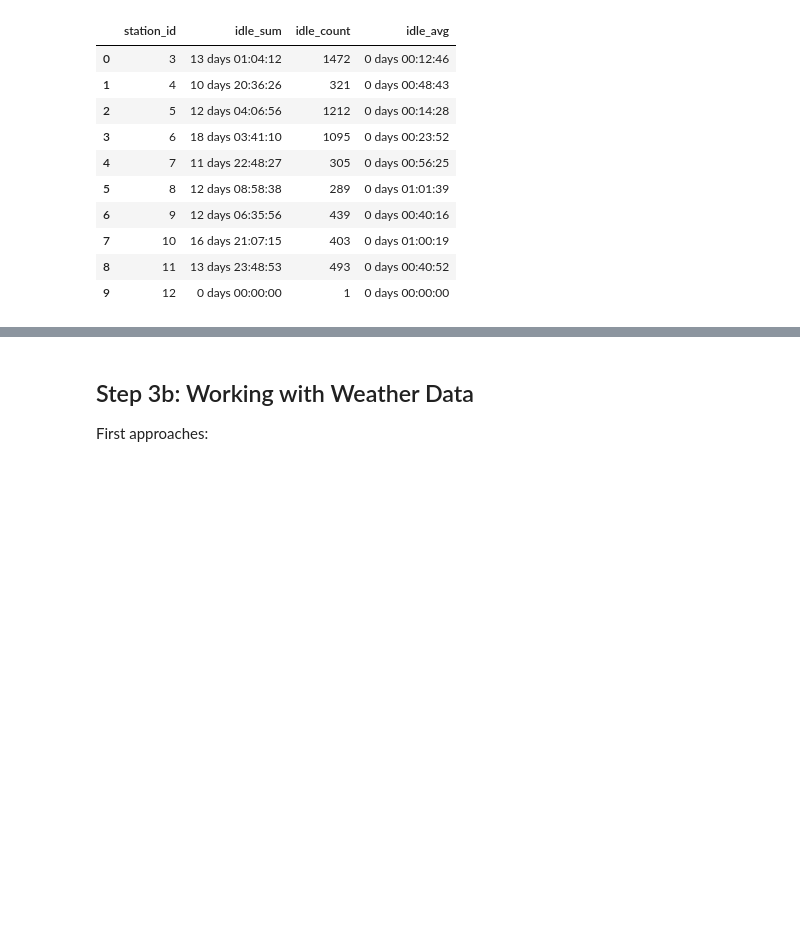
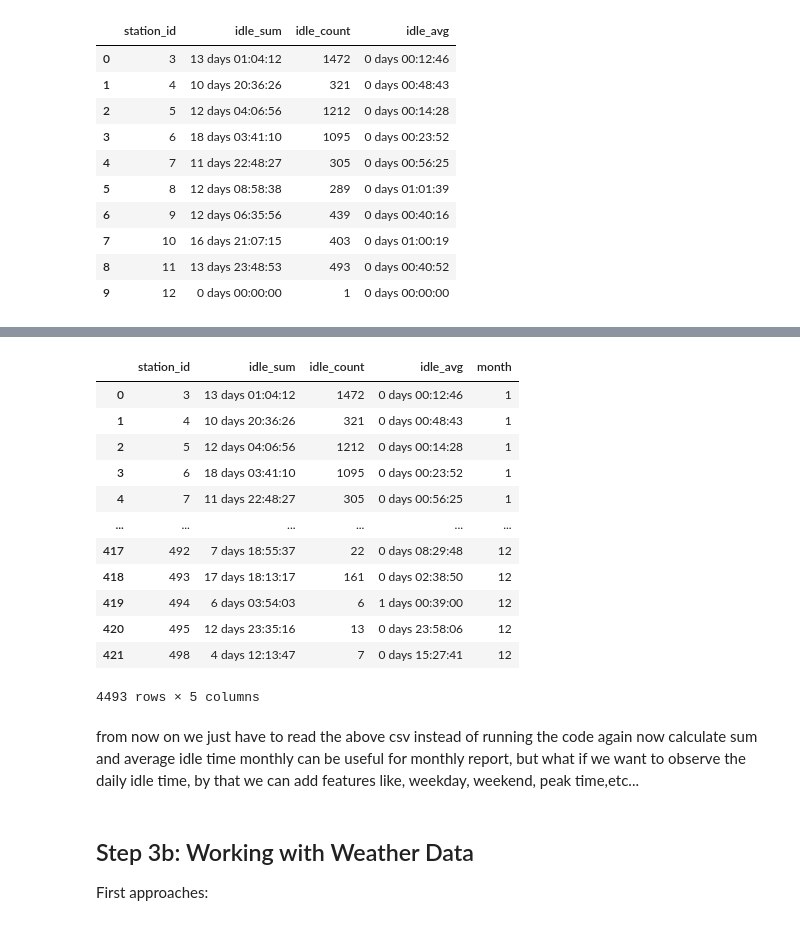
Before and after one commit to Ppkhanh/The-Learning-Machines, a Jupyter notebook: DataPrepVer1.ipynb, the cells around one changed output, grey strips where cells are left out. Cells and saved outputs as stored; diff of their text form; code cells hidden in the pictures; blank space fills up the shorter version.

```diff
--- a/DataPrepVer1.ipynb
+++ b/DataPrepVer1.ipynb
@@ -412,4 +432,5 @@ def monthly_idle_sum(month):
     df["idle_sum"] = modified_values[0]
     df["idle_count"] = modified_values[1]
     df["idle_avg"] = (df["idle_sum"]/ df["idle_count"]).dt.round('1s')
+    df['month']= month
     return df
@@ -432,0 +437,32 @@ print(monthly_idle_sum(5))
+# %%
+jan= monthly_idle_sum(1)
+feb= monthly_idle_sum(2)
+mar= monthly_idle_sum(3)
+apr= monthly_idle_sum(4)
+may= monthly_idle_sum(5)
+jun= monthly_idle_sum(6)
+jul= monthly_idle_sum(7)
+aug= monthly_idle_sum(8)
+sep= monthly_idle_sum(9)
+oct= monthly_idle_sum(10)
+nov= monthly_idle_sum(11)
+dec= monthly_idle_sum(12)
+# %%
+monthly_df_summary= pd.concat([jan,feb,mar,apr,may,jun,jul,aug,sep,oct,nov,dec], axis = 0)
+monthly_df_summary['station_id']=pd.to_numeric(monthly_df_summary['station_id'])
+monthly_df_summary= monthly_df_summary.sort_values(['month','station_id'])
+monthly_df_summary
+# %% [output]
+|  | station_id | idle_sum | idle_count | idle_avg | month |
+| 0 | 3 | 13 days 01:04:12 | 1472 | 0 days 00:12:46 | 1 |
+| 1 | 4 | 10 days 20:36:26 | 321 | 0 days 00:48:43 | 1 |
+| 2 | 5 | 12 days 04:06:56 | 1212 | 0 days 00:14:28 | 1 |
+| 3 | 6 | 18 days 03:41:10 | 1095 | 0 days 00:23:52 | 1 |
+| 4 | 7 | 11 days 22:48:27 | 305 | 0 days 00:56:25 | 1 |
+| ... | ... | ... | ... | ... | ... |
+| 417 | 492 | 7 days 18:55:37 | 22 | 0 days 08:29:48 | 12 |
+| 418 | 493 | 17 days 18:13:17 | 161 | 0 days 02:38:50 | 12 |
+| 419 | 494 | 6 days 03:54:03 | 6 | 1 days 00:39:00 | 12 |
+| 420 | 495 | 12 days 23:35:16 | 13 | 0 days 23:58:06 | 12 |
+| 421 | 498 | 4 days 12:13:47 | 7 | 0 days 15:27:41 | 12 |
+4493 rows × 5 columns
@@ -433,3 +471,6 @@ print(monthly_idle_sum(5))
+# %% [markdown]
+from now on we just have to read the above csv instead of running the code again
+now calculate sum and average idle time monthly can be useful for monthly report, but what if we want to observe the daily idle time, by that we can add features like, weekday, weekend, peak time,etc...
 # %% [markdown]
 ## Step 3b: Working with Weather Data
 
```
Also changed, not shown: parts of 11 cells of this notebook.
